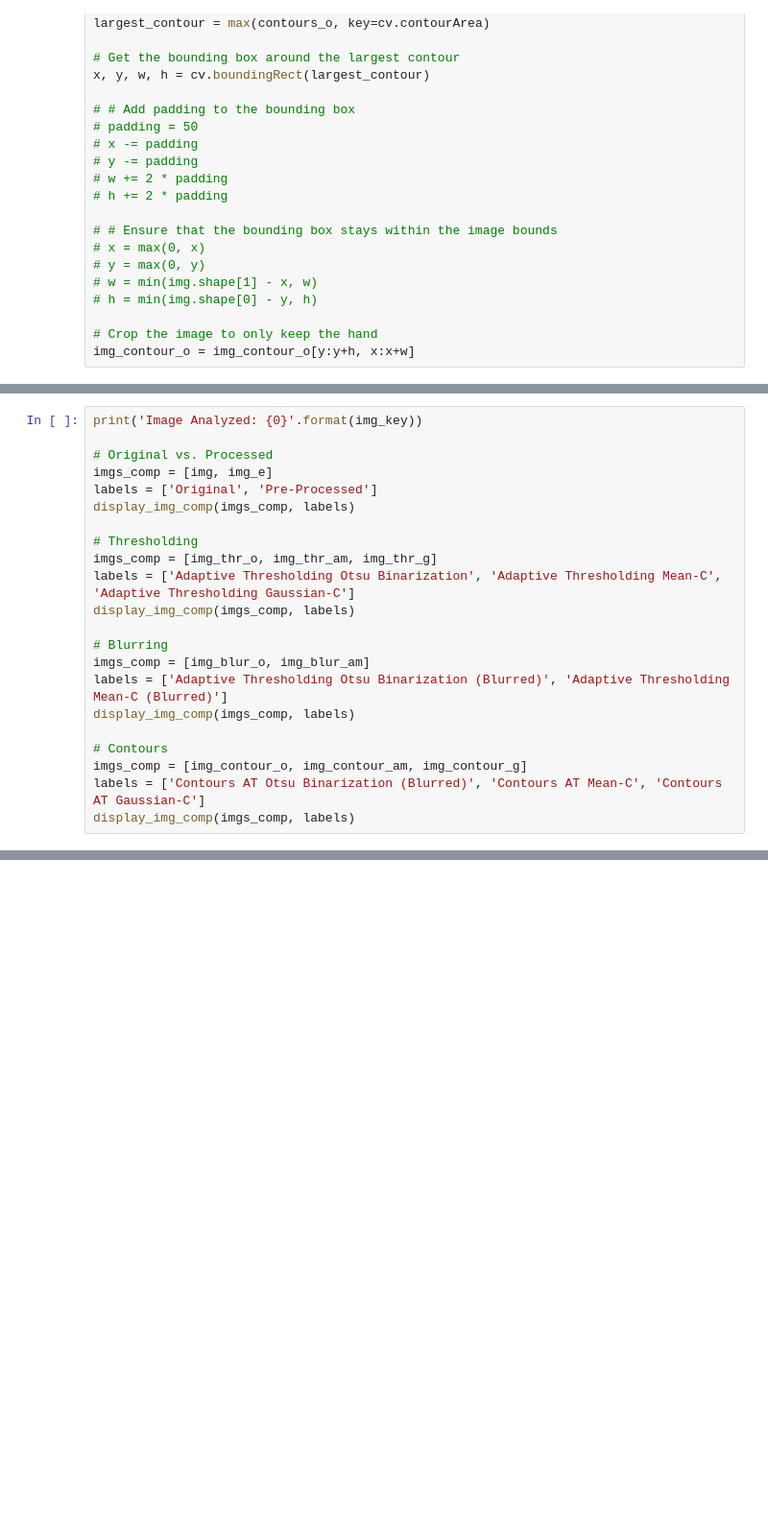
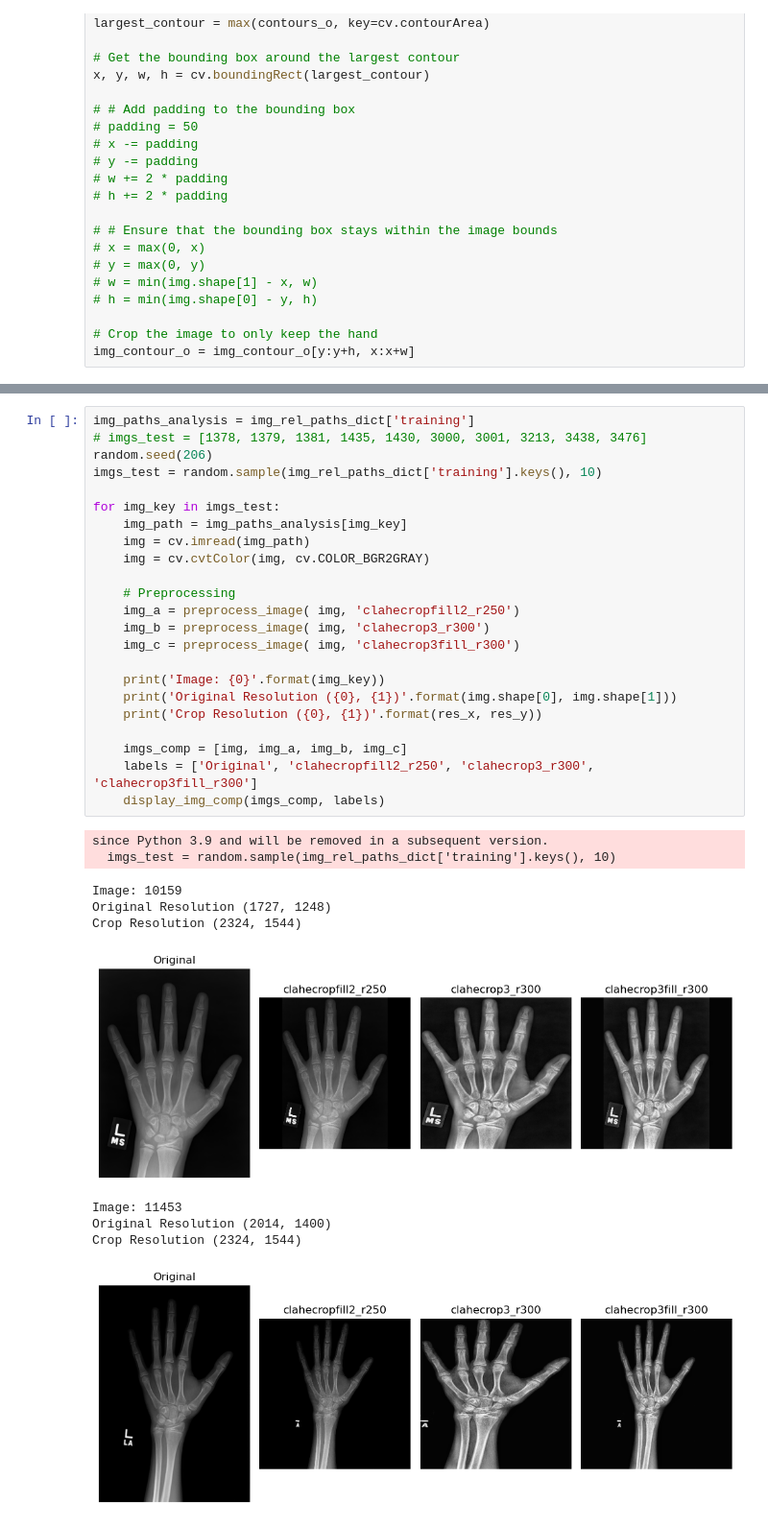
Before and after one commit to andresespinalh/Bone-Age-Assessment-HDA, a Jupyter notebook: bone-age-assessment-analysis.ipynb, the cells around one changed output, grey strips where cells are left out. Shown at 96% size. Drawn from its saved outputs; the diff is of its cells as text; blank space fills up the shorter version.

```diff
--- a/bone-age-assessment-analysis.ipynb
+++ b/bone-age-assessment-analysis.ipynb
@@ -554,25 +563,3 @@ Image: 12350
 Original Resolution (1892, 1377)
 Crop Resolution (1037, 1836)
 ... (9 outputs left out)
-# %%
-print('Image Analyzed: {0}'.format(img_key))
-
-# Original vs. Processed
-imgs_comp = [img, img_e]
-labels = ['Original', 'Pre-Processed']
-display_img_comp(imgs_comp, labels)
-
-# Thresholding
-imgs_comp = [img_thr_o, img_thr_am, img_thr_g]
-labels = ['Adaptive Thresholding Otsu Binarization', 'Adaptive Thresholding Mean-C', 'Adaptive Thresholding Gaussian-C']
-display_img_comp(imgs_comp, labels)
-
-# Blurring
-imgs_comp = [img_blur_o, img_blur_am]
-labels = ['Adaptive Thresholding Otsu Binarization (Blurred)', 'Adaptive Thresholding Mean-C (Blurred)']
-display_img_comp(imgs_comp, labels)
-
-# Contours
-imgs_comp = [img_contour_o, img_contour_am, img_contour_g]
-labels = ['Contours AT Otsu Binarization (Blurred)', 'Contours AT Mean-C', 'Contours AT Gaussian-C']
-display_img_comp(imgs_comp, labels)
@@ -611,0 +568,34 @@ display_img(res2)
+# %%
+img_paths_analysis = img_rel_paths_dict['training']
+# imgs_test = [1378, 1379, 1381, 1435, 1430, 3000, 3001, 3213, 3438, 3476]
+random.seed(206)
+imgs_test = random.sample(img_rel_paths_dict['training'].keys(), 10)
+
+for img_key in imgs_test:
+    img_path = img_paths_analysis[img_key]
+    img = cv.imread(img_path)
+    img = cv.cvtColor(img, cv.COLOR_BGR2GRAY)
+
+    # Preprocessing
+    img_a = preprocess_image( img, 'clahecropfill2_r250')
+    img_b = preprocess_image( img, 'clahecrop3_r300')
+    img_c = preprocess_image( img, 'clahecrop3fill_r300')
+
+    print('Image: {0}'.format(img_key))
+    print('Original Resolution ({0}, {1})'.format(img.shape[0], img.shape[1]))
+    print('Crop Resolution ({0}, {1})'.format(res_x, res_y))
+
+    imgs_comp = [img, img_a, img_b, img_c]
+    labels = ['Original', 'clahecropfill2_r250', 'clahecrop3_r300', 'clahecrop3fill_r300']
+    display_img_comp(imgs_comp, labels)
+# %% [output]
+since Python 3.9 and will be removed in a subsequent version.
+  imgs_test = random.sample(img_rel_paths_dict['training'].keys(), 10)
+Image: 10159
+Original Resolution (1727, 1248)
+Crop Resolution (2324, 1544)
+[figure, added]
+Image: 11453
+Original Resolution (2014, 1400)
+Crop Resolution (2324, 1544)
+[figure, added]
```
Also changed, not shown: parts of 10 cells of this notebook, 10 other files.
